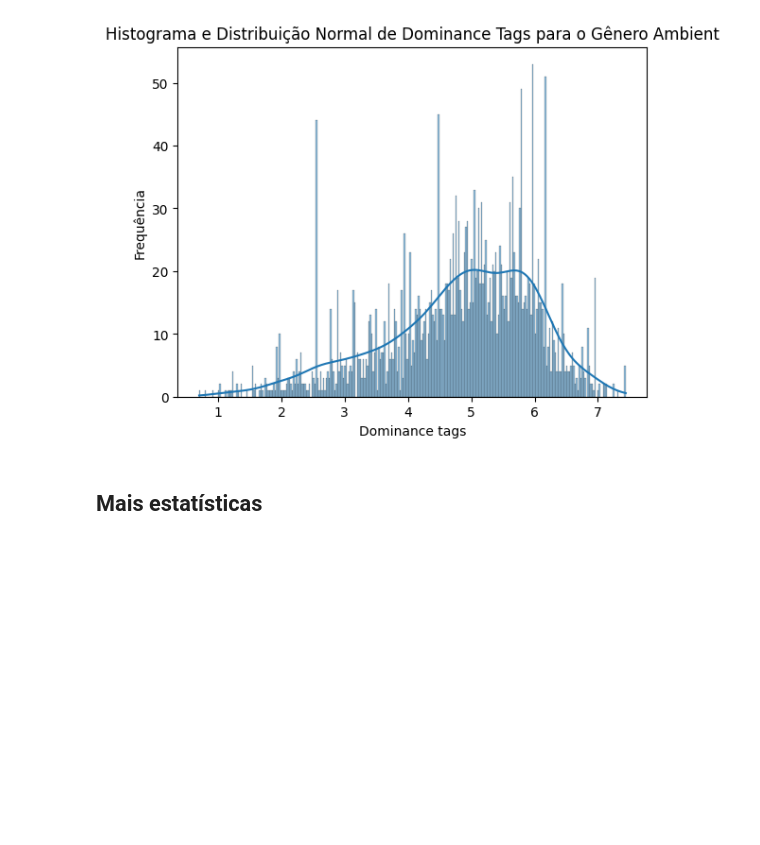
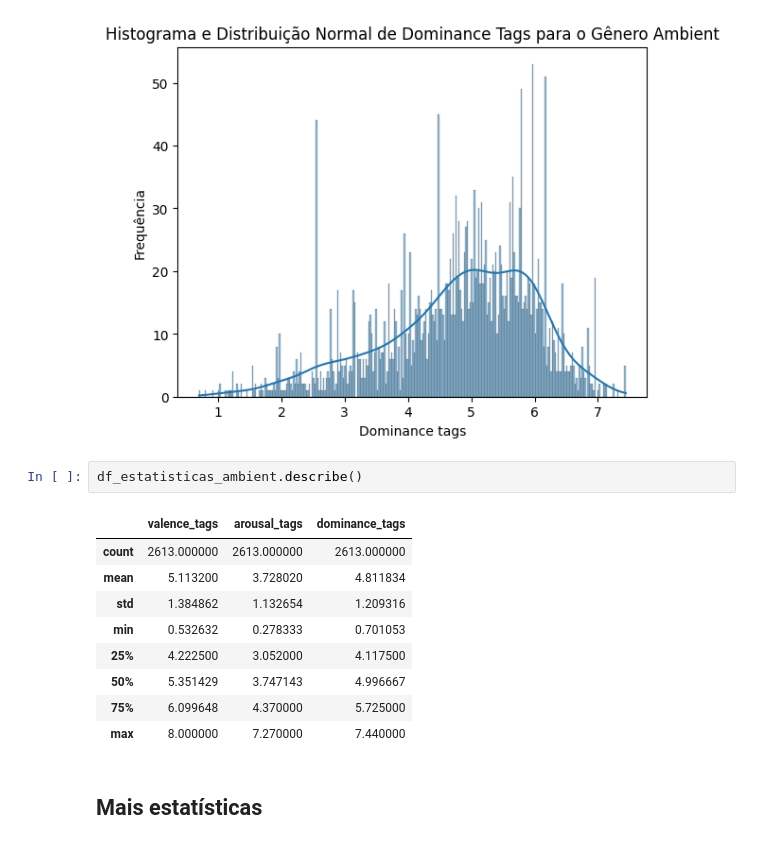
Before and after one commit to Texugo-928/EDA_Projeto_Sentimento_Musical, a Jupyter notebook: projeto_final.ipynb, the cells around one changed output. Saved outputs shown, nothing was run; the diff lists cells and outputs as text; blank space fills up the shorter version.

```diff
--- a/projeto_final.ipynb
+++ b/projeto_final.ipynb
@@ -644,6 +692,18 @@ plt.show()
 [figure]
 [figure]
 [figure]
+# %%
+df_estatisticas_ambient.describe()
+# %% [output]
+|  | valence_tags | arousal_tags | dominance_tags |
+| count | 2613.000000 | 2613.000000 | 2613.000000 |
+| mean | 5.113200 | 3.728020 | 4.811834 |
+| std | 1.384862 | 1.132654 | 1.209316 |
+| min | 0.532632 | 0.278333 | 0.701053 |
+| 25% | 4.222500 | 3.052000 | 4.117500 |
+| 50% | 5.351429 | 3.747143 | 4.996667 |
+| 75% | 6.099648 | 4.370000 | 5.725000 |
+| max | 8.000000 | 7.270000 | 7.440000 |
 # %% [markdown]
 ## Mais estatísticas
 # %% [markdown]
```
Also changed, not shown: parts of 4 cells of this notebook.
